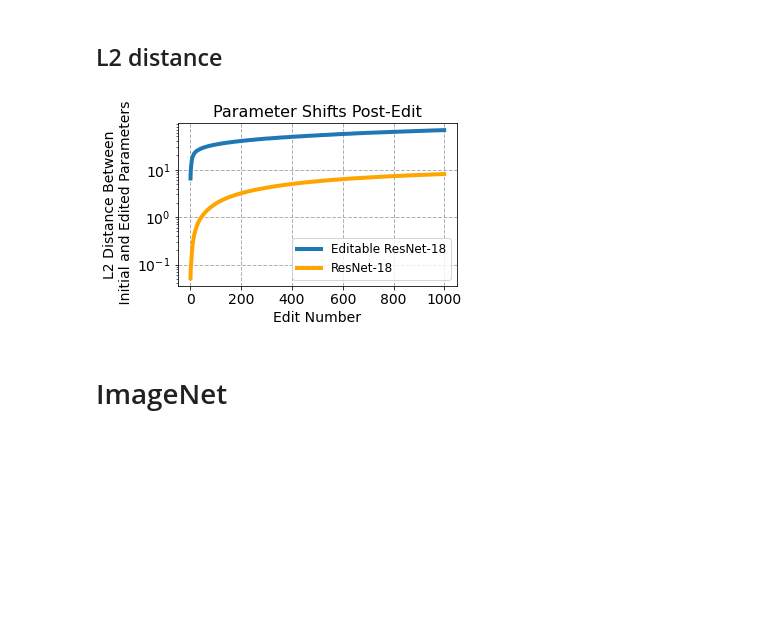
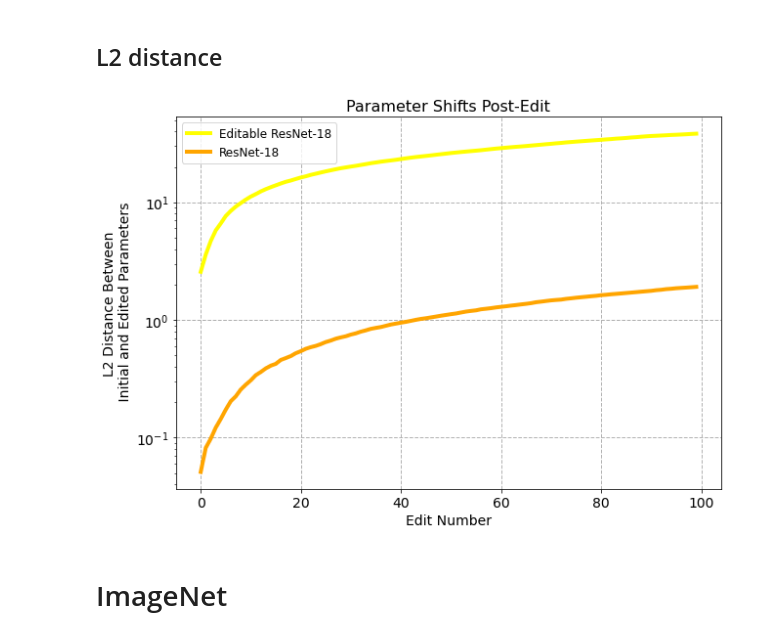
Before and after one commit to spencerbraun/editable_nlp, a Jupyter notebook: plots/Evaluation_Plots_Resnet.ipynb, the cells around one changed output. Drawn from its saved outputs; the diff is of its cells as text; code cells hidden in the pictures; blank space fills up the shorter version.

```diff
--- a/plots/Evaluation_Plots_Resnet.ipynb
+++ b/plots/Evaluation_Plots_Resnet.ipynb
@@ -9,6 +12,16 @@ import pandas as pd
 # CIFAR-10
 # %%
 # CIFAR-10
-senn =
-enn = pd.read_csv("../eval/edit_success_20210510.00.05.1620630224_finetune_epoch24_ts9999.20210509.23.05.1620626982")
+# senn20 = pd.read_csv("../src/outputs/2021-05-17/17-45-51/eval/edit_success_finetune_epoch4_ts9999.2021-05-17.17-45-51")
+senn5 = pd.read_csv("../src/outputs/2021-05-21/08-11-28/eval/edit_success_finetune_epoch49_ts9999.2021-05-21.08-11-28")
+senn1 = pd.read_csv("../src/outputs/2021-05-21/03-20-39/eval/edit_success_finetune_epoch49_ts9999.2021-05-21.03-20-39")
+
+# ortho5 = pd.read_csv("../src/outputs/2021-05-19/10-52-06/eval/edit_success_finetune_epoch99_ts9999.2021-05-19.10-52-06")
+ortho1 = pd.read_csv("../src/outputs/2021-05-21/01-55-39/eval/edit_success_resnet18_epoch17_ts3400.2021-05-21.01-55-39")
+
+
+# senn_adam = pd.read_csv("../src/outputs/2021-05-18/12-02-44/eval/edit_success_finetune_epoch19_ts9999.2021-05-18.12-02-44")
+# senn_sgd = pd.read_csv("../src/outputs/2021-05-18/11-56-08/eval/edit_success_finetune_epoch19_ts9999.2021-05-18.11-56-08")
+# senn_cos = pd.read_csv("../src/outputs/2021-05-18/11-54-12/eval/edit_success_finetune_epoch19_ts9999.2021-05-18.11-54-12")
+enn = pd.read_csv("../src/outputs/2021-05-21/03-18-40/eval/edit_success_finetune_epoch49_ts9999.2021-05-21.03-18-40")
 base = pd.read_csv("../eval/edit_success_20210509.13.05.1620592304_finetune_epoch199_ts9999.20210429.19.04.1619750982")
@@ -146,32 +734,58 @@ plt.savefig('cifar_resnet_acc5.png', bbox_inches='tight', facecolor="#ffffff")
 # %%
 (
     enn
     .query('edit_step == 1')
     .groupby("edit_number")
     .norm.mean()
-    .plot(label="Editable ResNet-18", figsize=(5,3), linewidth=4)
+    .plot(label="Editable ResNet-18", figsize=(10,7), linewidth=4, color="yellow")
 )
 
+'''
+(
+    senn20
+    .query('edit_step == 1')
+    .groupby("edit_number")
+    .norm.mean()
+    .plot(color="red", label="SENN 20", linewidth=4)
+)
+
+(
+    senn5
+    .query('edit_step == 1')
+    .groupby("edit_number")
+    .norm.mean()
+    .plot(color="green", label="SENN 5", linewidth=4)
+)
+
+(
+    senn1
+    .query('edit_step == 1')
+    .groupby("edit_number")
+    .norm.mean()
+    .plot(color="blue", label="SENN 1", linewidth=4)
+)
+'''
 
 (
     base
+    .query('edit_number < 100')
     .query('edit_step == 1')
     .groupby("edit_number")
     .norm.mean()
     .plot(color='orange', label="ResNet-18", linewidth=4)
 )
 
 plt.xlabel("Edit Number", fontsize=14)
 plt.xticks(fontsize=14)
 plt.ylabel("L2 Distance Between\n Initial and Edited Parameters", fontsize=14)
 plt.yticks(fontsize=14)
 plt.yscale("log")
 plt.legend(fontsize=12)
 plt.grid(linestyle='--', linewidth=1)
 plt.title("Parameter Shifts Post-Edit", fontsize=16)
 plt.savefig('l2_distance.png', bbox_inches='tight', facecolor="#ffffff")
 # %% [output]
-[figure, old version]
+[figure, new version]
 # %% [markdown]
 # ImageNet
 # %% [markdown]
```
Also changed, not shown: parts of 13 cells of this notebook, 12 other files.
